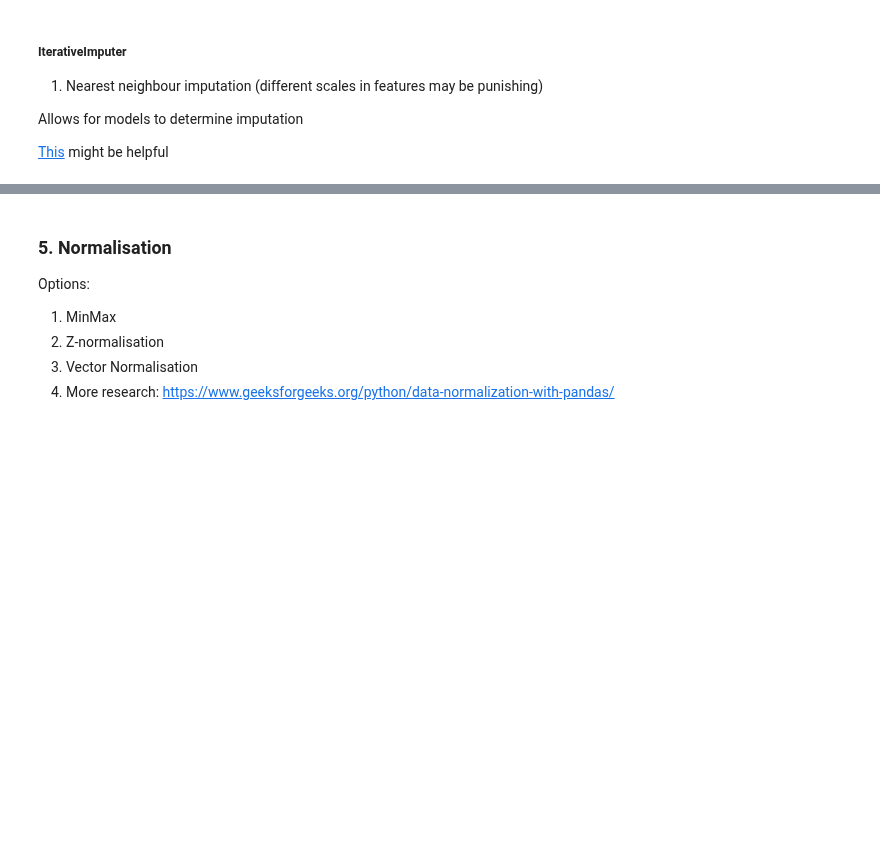
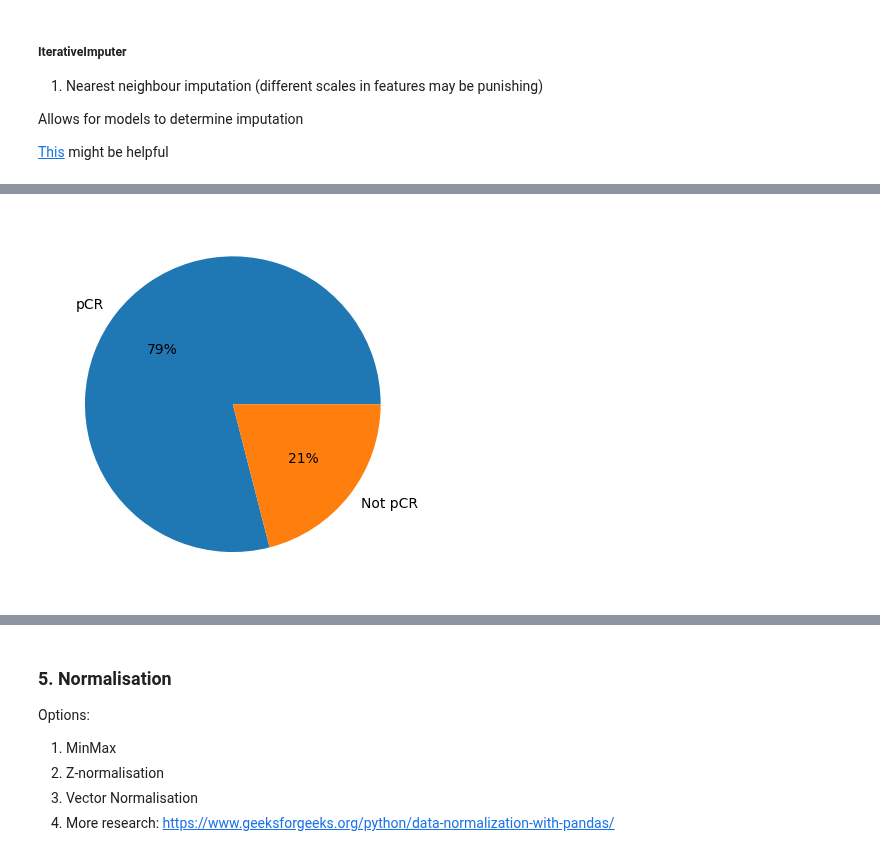
Before and after one commit to glacial-drm/Supervised-Learners, a Jupyter notebook: CW2/DataPreProcessing.ipynb, the cells around one changed output, grey strips where cells are left out. Drawn from its saved outputs; the diff is of its cells as text; code cells hidden in the pictures; blank space fills up the shorter version.

```diff
--- a/CW2/DataPreProcessing.ipynb
+++ b/CW2/DataPreProcessing.ipynb
@@ -251,0 +421,7 @@ https://www.geeksforgeeks.org/machine-learning/data-preprocessing-machine-learni
+# %%
+# Pie chart
+
+plt.pie(dataset['pCR (outcome)'].value_counts(), labels=['pCR', 'Not pCR'], autopct='%.f%%')
+plt.show()
+# %% [output]
+[figure, added]
```
Also changed, not shown: parts of 22 cells of this notebook, 1 other file.
